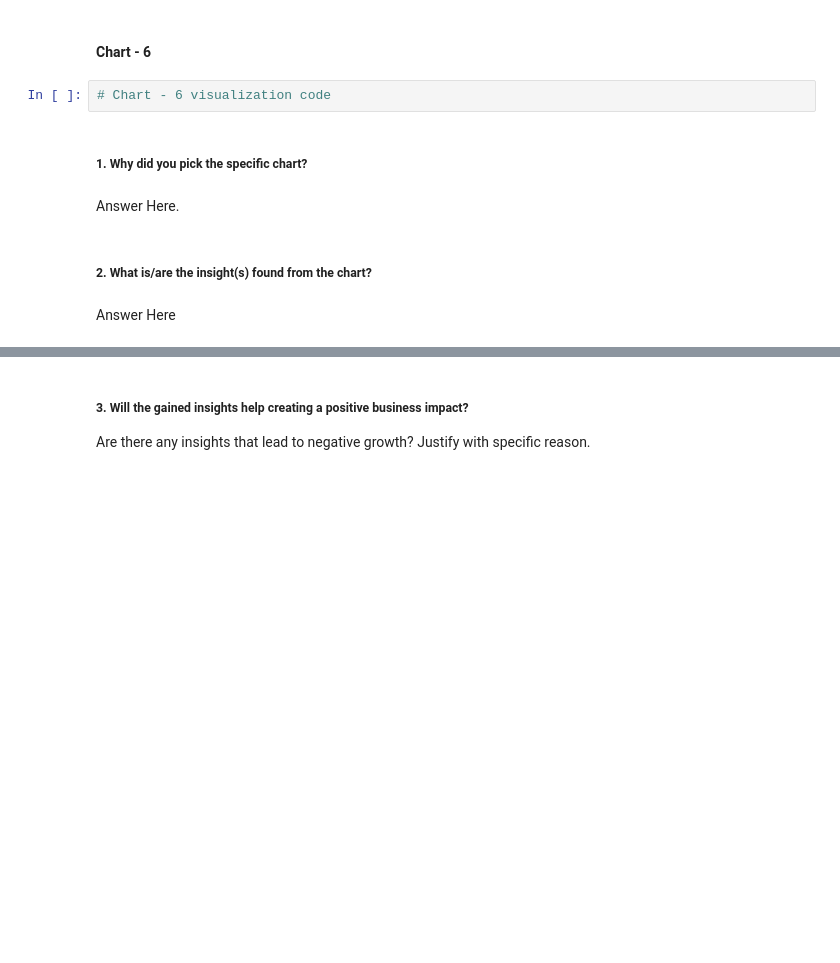
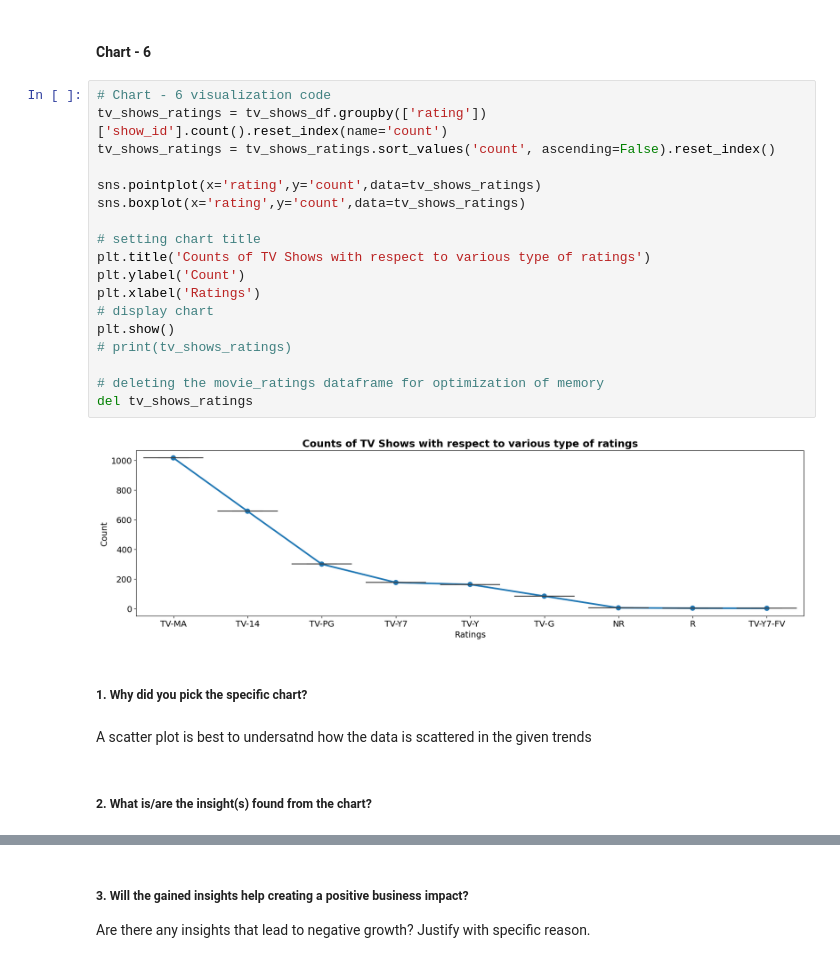
Before and after one commit to saraswatiyangandul20/NetflixMoviesAndTVShowsClustering, a Jupyter notebook: NetflixMoviesAndTVShowsClustering.ipynb, the cells around one changed output, grey strips where cells are left out. Cells and saved outputs as stored; diff of their text form; blank space fills up the shorter version.

Commit message:
Edits in Charts

```diff
--- a/NetflixMoviesAndTVShowsClustering.ipynb
+++ b/NetflixMoviesAndTVShowsClustering.ipynb
@@ -617,13 +617,29 @@ Are there any insights that lead to negative growth? Justify with specific reaso
 The chart is just to understand the trends of ratings for movies
 # %% [markdown]
 #### Chart - 6
-# %%
-# Chart - 6 visualization code
+# %%
+# Chart - 6 visualization code
+tv_shows_ratings = tv_shows_df.groupby(['rating'])['show_id'].count().reset_index(name='count')
+tv_shows_ratings = tv_shows_ratings.sort_values('count', ascending=False).reset_index()
+
+sns.pointplot(x='rating',y='count',data=tv_shows_ratings)
+sns.boxplot(x='rating',y='count',data=tv_shows_ratings)
+
+# setting chart title
+plt.title('Counts of TV Shows with respect to various type of ratings')
+plt.ylabel('Count')
+plt.xlabel('Ratings')
+# display chart
+plt.show()
+# print(tv_shows_ratings)
+
+# deleting the movie_ratings dataframe for optimization of memory
+del tv_shows_ratings
+# %% [output]
+[figure, added]
 # %% [markdown]
 ##### 1. Why did you pick the specific chart?
-# %% [markdown]
-Answer Here.
+# %% [markdown]
+A scatter plot is best to undersatnd how the data is scattered in the given trends
 # %% [markdown]
 ##### 2. What is/are the insight(s) found from the chart?
-# %% [markdown]
-Answer Here
```
Also changed, not shown: parts of 35 cells of this notebook.
